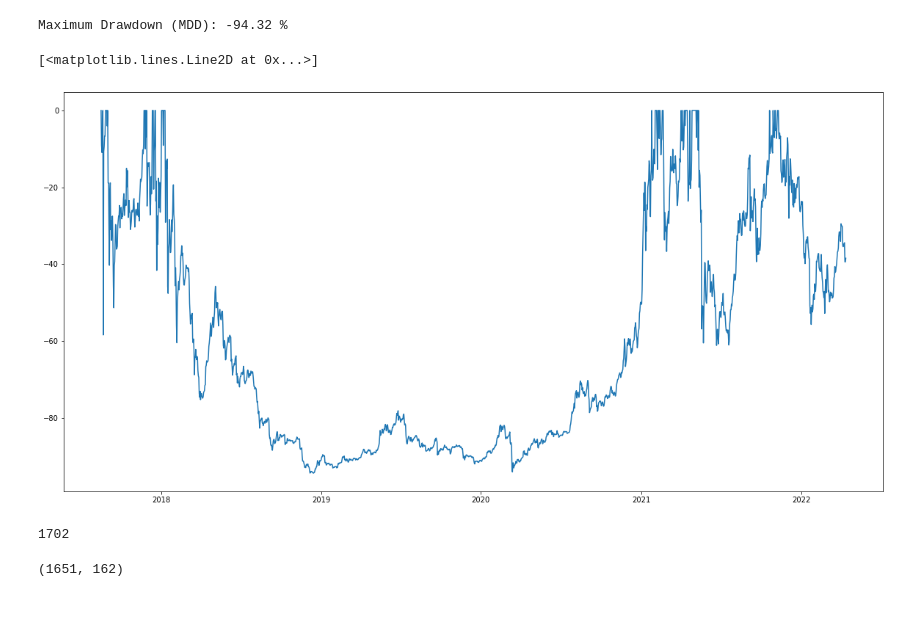
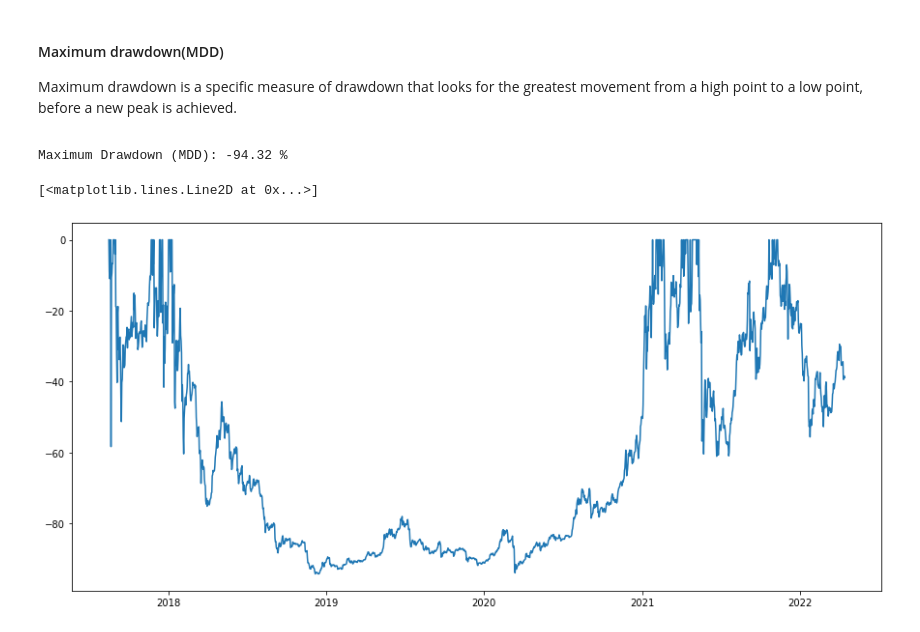
Before and after one commit to seyedmahdiamin1998/ML-Trader, a Jupyter notebook: main.ipynb, the cells around one changed output. Saved outputs shown, nothing was run; the diff lists cells and outputs as text; code cells hidden in the pictures.

```diff
--- a/main.ipynb
+++ b/main.ipynb
@@ -28,9 +52,12 @@ while True:
     else:
         break
 
-data.drop_duplicates(inplace=True)
+data.drop_duplicates(inplace=True,subset=['date'])
 data.date=pd.to_datetime(data['date'], unit='ms', utc=True, yearfirst=True)
-print(data.head(10))
+data.drop(data.tail(1).index,inplace=True) # because the last row is not close
+data.to_csv('data.csv')
+print(data.head(5))
+print(data.tail(5))
 # %% [output]
                        date    open    high     low   close      volume
 0 2017-08-17 00:00:00+00:00  301.13  312.18  298.00  302.00  7030.71034
@@ -54,6 +96,9 @@ for i in range(1,len(data)):
 
 data['HighestHigh'] = HighestHigh
 data['DrawDown'] = data.apply(lambda row: 0 if row['high']==row['HighestHigh'] else (row['low']-row['HighestHigh'])*100/row['HighestHigh'], axis=1)
+# %% [markdown]
+<h4>Maximum drawdown(MDD)</h4>
+<p>Maximum drawdown is a specific measure of drawdown that looks for the greatest movement from a high point to a low point, before a new peak is achieved.<p>
 # %%
 # Maximum Drawdown (MDD)
 print("Maximum Drawdown (MDD): {0} %".format(data.loc[data['DrawDown'] == min(data['DrawDown']) ,"DrawDown"].values[0].round(2)))
@@ -61,11 +106,11 @@ print("Maximum Drawdown (MDD): {0} %".format(data.loc[data['DrawDown'] == min(da
 Maximum Drawdown (MDD): -94.32 %
 # %%
 # plot drawdown
-plt.figure(figsize=(20,10))
+plt.figure(figsize=(15,7))
 plt.plot(data['date'], data['DrawDown'])
 # %% [output]
 [<matplotlib.lines.Line2D at 0x...>]
-[figure, old version]
+[figure, new version]
 # %%
 # add important variables
 
@@ -75,19 +120,10 @@ for i in range(1,51):
 for i in range(1,51):
     data['pctchange1_{0}'.format(i)] = data['pctchange1'].shift(i)
     data['DrawDown{0}'.format(i)] = data['DrawDown'].shift(i)
-print(len(data))
+
+data['year']=data['date'].dt.year
+data['month']=data['date'].dt.month
+data['day']=data['date'].dt.day
+data['dayofyear']=data['date'].dt.dayofyear
+
+data.dropna(inplace=True)
-# %% [output]
-1702
-# %%
-# print(data['date'].dtypes)
-# data['date2']=data['date'].isocalendar
-
-data['year']=data['date'].dt.year
-data['month']=data['date'].dt.month
-data['day']=data['date'].dt.day
-data['dayofyear']=data['date'].dt.dayofyear
-
-data.dropna(inplace=True)
-print(data.shape)
-# %% [output]
-(1651, 162)
```
Also changed, not shown: parts of 29 cells of this notebook, 1 other file.
